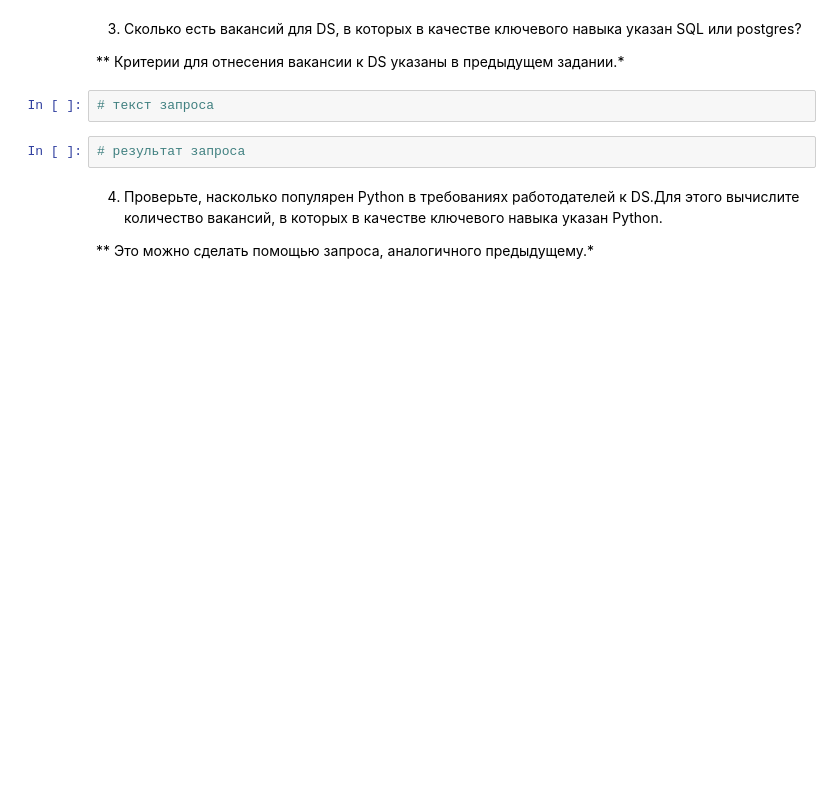
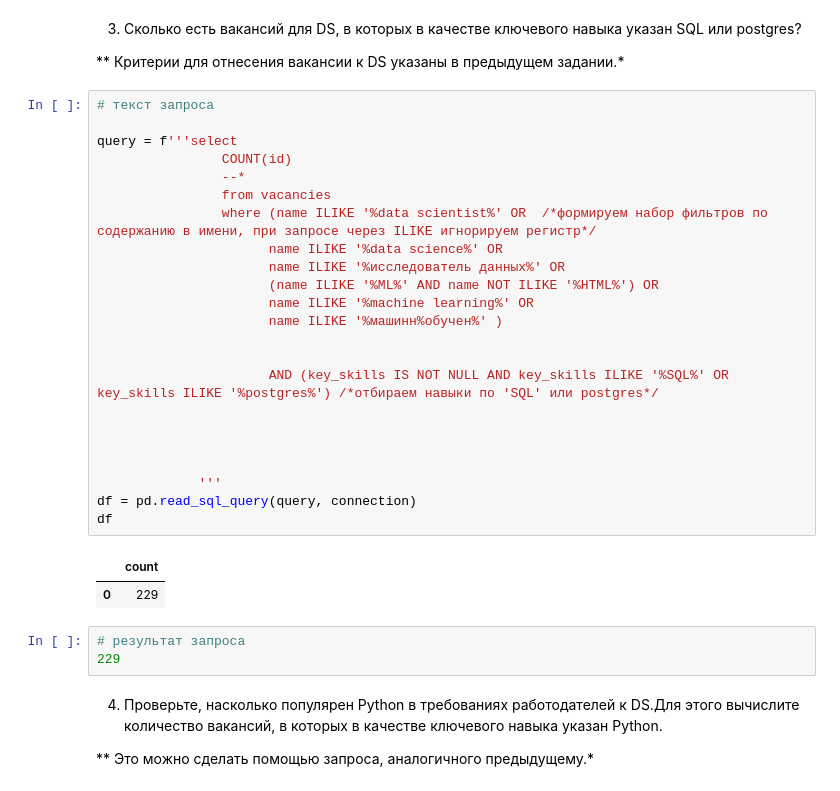
Before and after one commit to Krasz485/SF_homeworks_alt, a Jupyter notebook: project_2/Project_2_Ноутбук_шаблон.ipynb, the cells around one changed output. Drawn from its saved outputs; the diff is of its cells as text; blank space fills up the shorter version.

```diff
--- a/project_2/Project_2_Ноутбук_шаблон.ipynb
+++ b/project_2/Project_2_Ноутбук_шаблон.ipynb
@@ -552,8 +594,33 @@ df
 ** Критерии для отнесения вакансии к DS указаны в предыдущем задании.*
 # %%
 # текст запроса
+
+query = f'''select
+                COUNT(id)
+                --*
+                from vacancies
+                where (name ILIKE '%data scientist%' OR  /*формируем набор фильтров по содержанию в имени, при запросе через ILIKE игнорируем регистр*/
+                      name ILIKE '%data science%' OR
+                      name ILIKE '%исследователь данных%' OR
+                      (name ILIKE '%ML%' AND name NOT ILIKE '%HTML%') OR
+                      name ILIKE '%machine learning%' OR
+                      name ILIKE '%машинн%обучен%' )
+
+
+                      AND (key_skills IS NOT NULL AND key_skills ILIKE '%SQL%' OR key_skills ILIKE '%postgres%') /*отбираем навыки по 'SQL' или postgres*/
+
+
+
+
+             '''
+df = pd.read_sql_query(query, connection)
+df
+# %% [output]
+|  | count |
+| 0 | 229 |
 # %%
 # результат запроса
+229
 # %% [markdown]
 4. Проверьте, насколько популярен Python в требованиях работодателей к DS.Для этого вычислите количество вакансий, в которых в качестве ключевого навыка указан Python.
 
```
Also changed, not shown: parts of 30 cells of this notebook.
